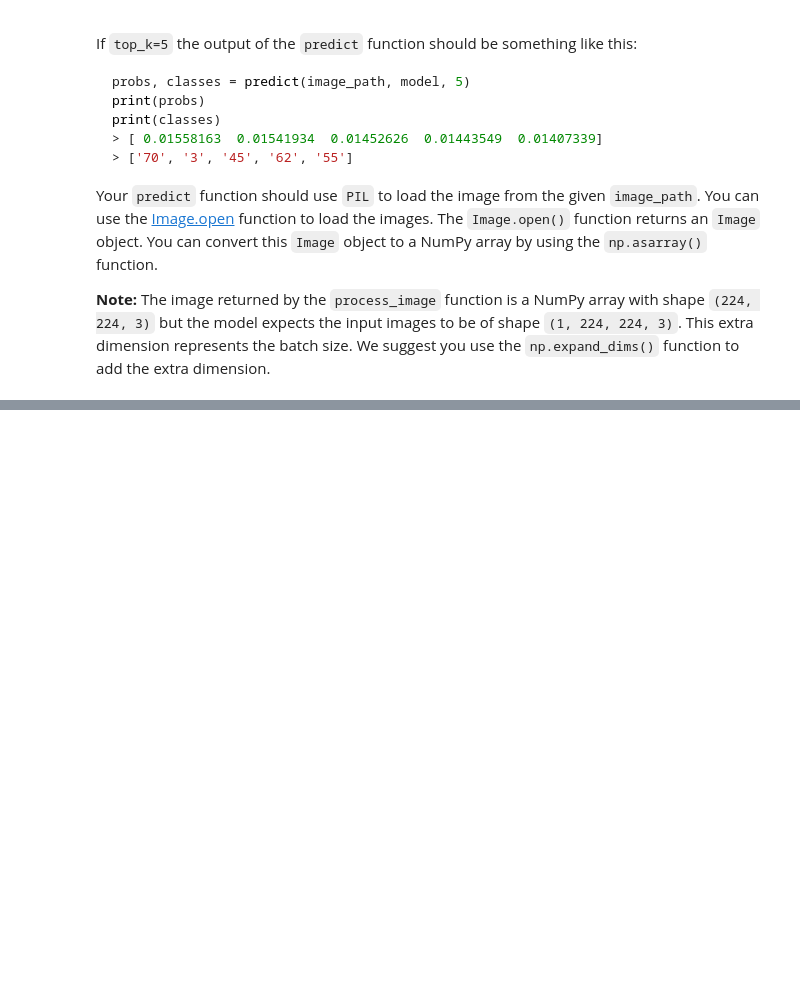
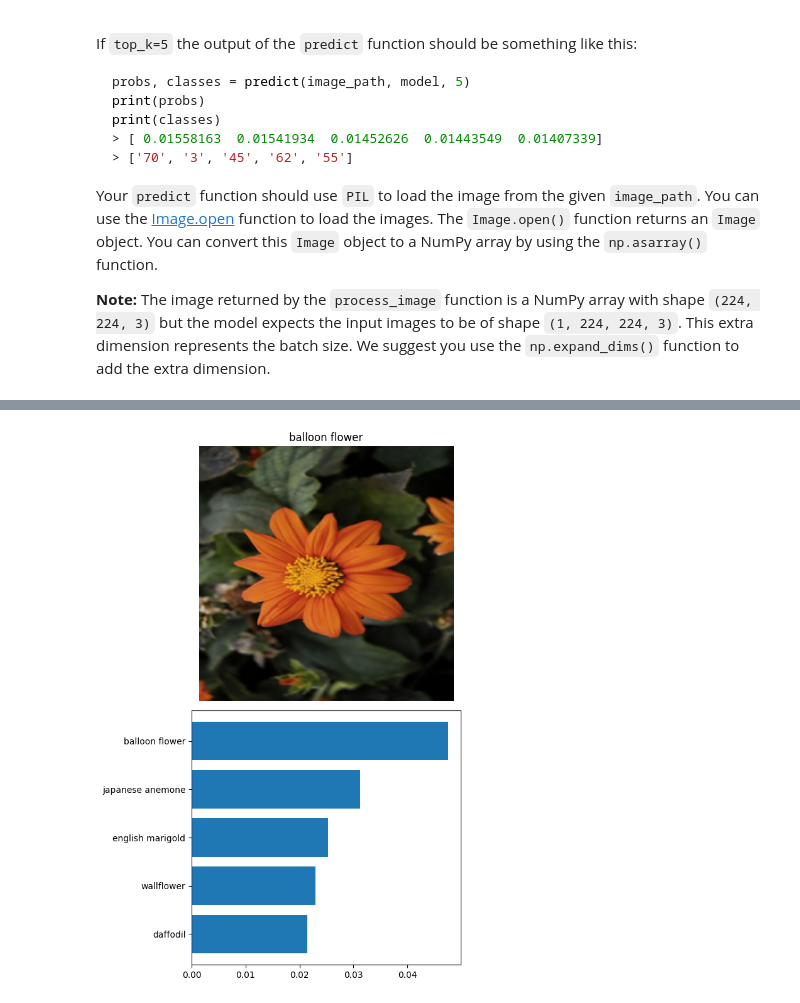
Before and after one commit to Walaessam27/Image-Classifier, a Jupyter notebook: projects/p2_image_classifier/Project_Image_Classifier_Project.ipynb, the cells around one changed output, grey strips where cells are left out. Saved outputs shown, nothing was run; the diff lists cells and outputs as text; code cells hidden in the pictures; blank space fills up the shorter version.

```diff
--- a/projects/p2_image_classifier/Project_Image_Classifier_Project.ipynb
+++ b/projects/p2_image_classifier/Project_Image_Classifier_Project.ipynb
@@ -370,0 +476,51 @@ You can convert from the class integer labels to actual flower names using `clas
+# %%
+import tensorflow_hub as hub
+import tensorflow as tf
+import json
+import numpy as np
+import matplotlib.pyplot as plt
+from PIL import Image
+
+# Load model with correct path and custom_objects
+model = tf.keras.models.load_model('my_flower_model.keras', custom_objects={'KerasLayer': hub.KerasLayer})
+
+with open('label_map.json', 'r') as f:
+    class_names = json.load(f)
+
+def process_image(image_path):
+    image = Image.open(image_path)
+    image = image.resize((224, 224))
+    image = np.array(image) / 255.0
+    return image
+
+def predict(image_path, model, top_k=5):
+    image = process_image(image_path)
+    image_exp = np.expand_dims(image, axis=0)
+    predictions = model.predict(image_exp)[0]
+    top_indices = predictions.argsort()[-top_k:][::-1]
+    top_probs = predictions[top_indices]
+    return top_probs, top_indices
+
+def plot_prediction(image_path, model, class_names):
+    image = process_image(image_path)
+    probs, classes = predict(image_path, model)
+    flower_names = [class_names[str(c+1)] for c in classes]
+
+    fig, (ax1, ax2) = plt.subplots(figsize=(6, 9), nrows=2)
+    ax1.imshow(image)
+    ax1.axis('off')
+    ax1.set_title(flower_names[0])
+
+    y_pos = np.arange(len(flower_names))
+    ax2.barh(y_pos, probs)
+    ax2.set_yticks(y_pos)
+    ax2.set_yticklabels(flower_names)
+    ax2.invert_yaxis()
+
+    plt.tight_layout()
+    plt.show()
+
+# Use correct image path
+image_path = './test_images/orange_dahlia.jpg'
+plot_prediction(image_path, model, class_names)
+# %% [output]
@@ -370,0 +528 @@ You can convert from the class integer labels to actual flower names using `clas
+[figure, added]
```
Also changed, not shown: parts of 13 cells of this notebook, 2 other files.
